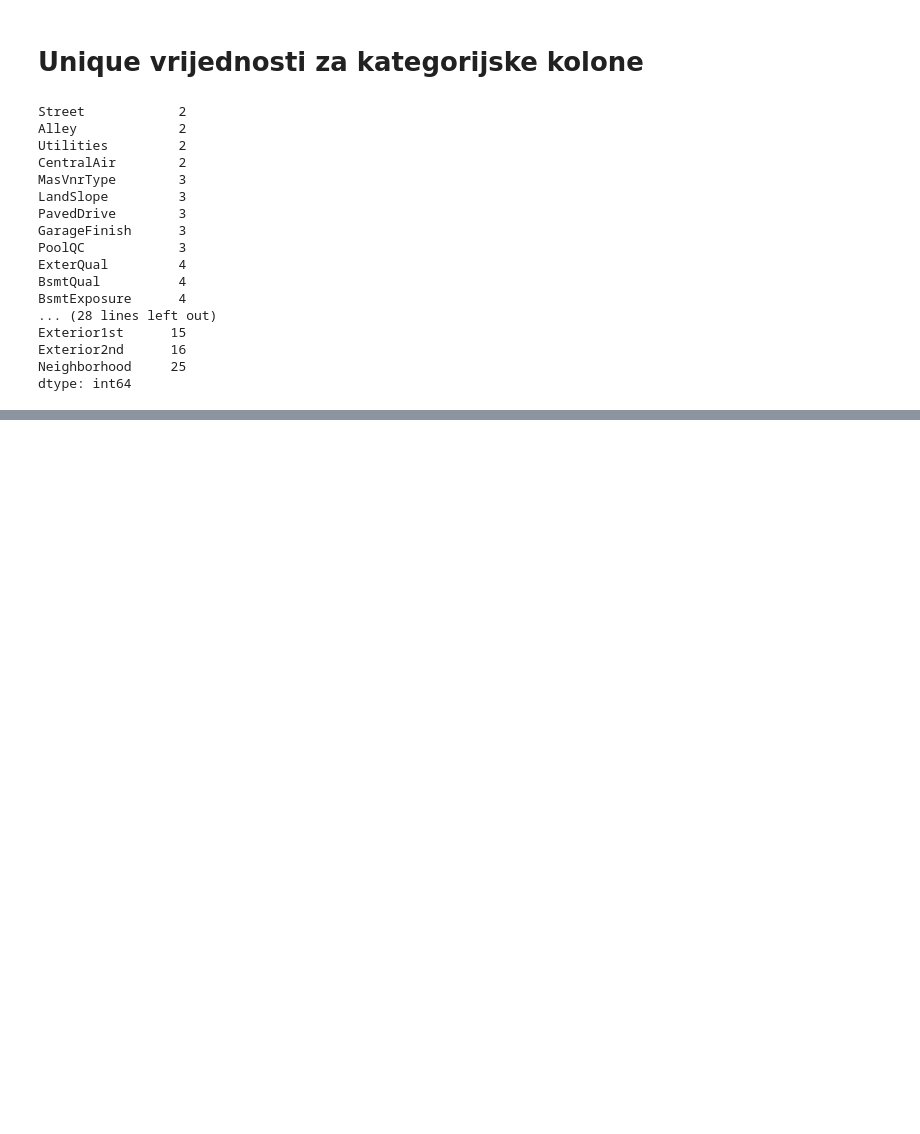
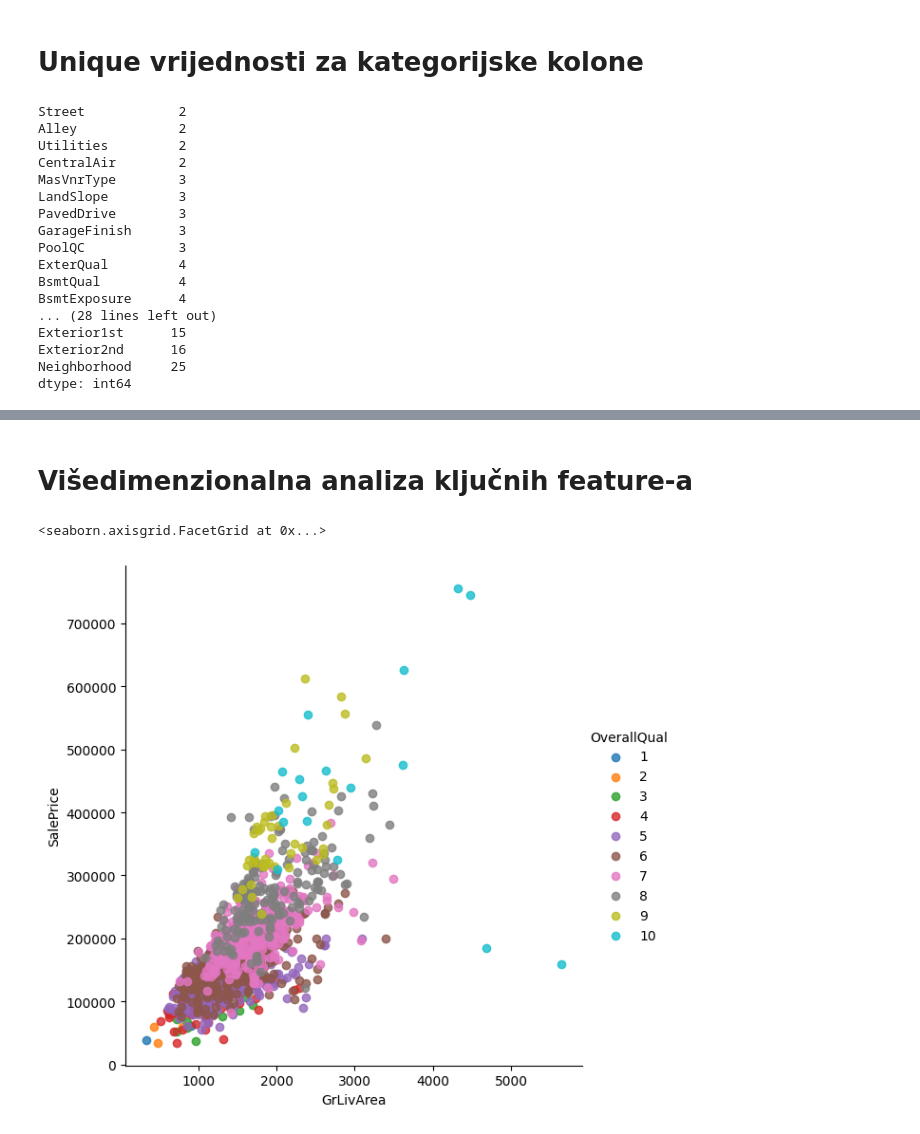
Before and after one commit to myOwnGitHubFH/DataMiningVjezbe, a Jupyter notebook: 2025/Projekti/Projekat 1/notebooks/01_data_analysis_and_cleaning.ipynb, the cells around one changed output, grey strips where cells are left out. Saved outputs shown, nothing was run; the diff lists cells and outputs as text; code cells hidden in the pictures; blank space fills up the shorter version.

```diff
--- a/2025/Projekti/Projekat 1/notebooks/01_data_analysis_and_cleaning.ipynb
+++ b/2025/Projekti/Projekat 1/notebooks/01_data_analysis_and_cleaning.ipynb
@@ -176,0 +210,7 @@ dtype: int64
+# %% [markdown]
+# Višedimenzionalna analiza ključnih feature-a
+# %%
+sns.lmplot(data=train_df, x="GrLivArea", y="SalePrice", hue="OverallQual", fit_reg=False, height=6)
+# %% [output]
+<seaborn.axisgrid.FacetGrid at 0x...>
+[figure, added]
```
Also changed, not shown: parts of 16 cells of this notebook.
